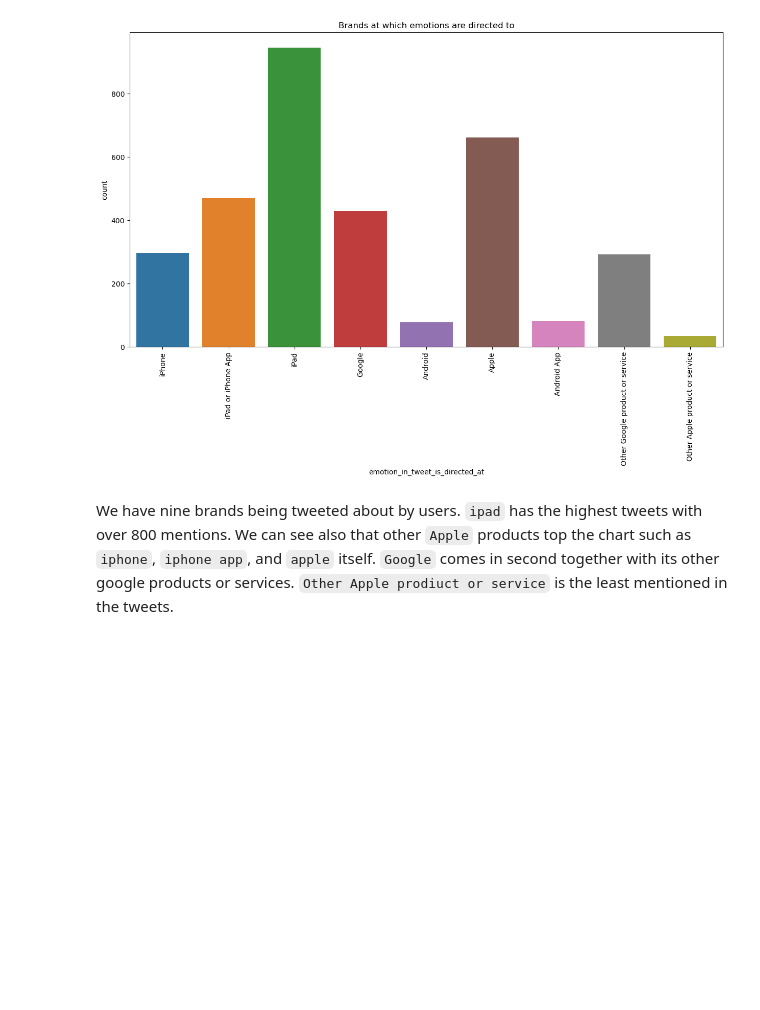
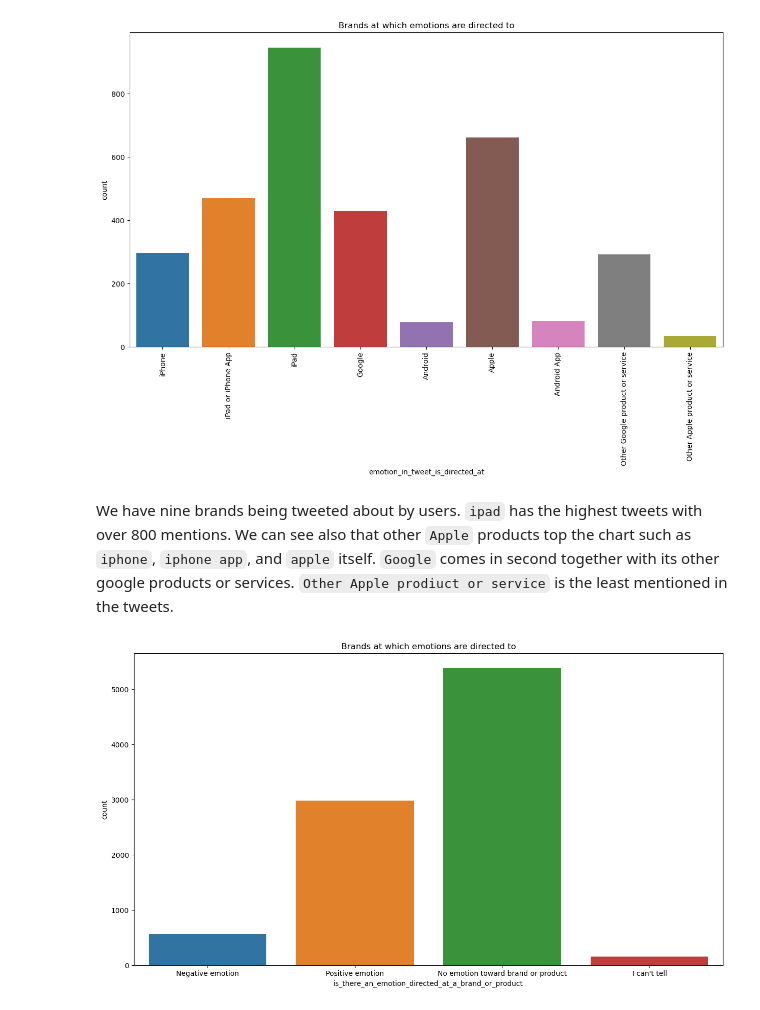
Before and after one commit to dev-ezzy/Text-classifier, a Jupyter notebook: index.ipynb, the cells around one changed output. Drawn from its saved outputs; the diff is of its cells as text; code cells hidden in the pictures; blank space fills up the shorter version.

```diff
--- a/index.ipynb
+++ b/index.ipynb
@@ -228,3 +228,11 @@ plt.show();
 [figure]
 # %% [markdown]
 We have nine brands being tweeted about by users. `ipad` has the highest tweets with over 800 mentions. We can see also that other `Apple` products top the chart such as `iphone`, `iphone app`, and `apple` itself. `Google` comes in second together with its other google products or services. `Other Apple prodiuct or service` is the least mentioned in the tweets.
+# %%
+plt.figure(figsize=(15, 8))
+sns.countplot(data= tweet_df, x= tweet_df["is_there_an_emotion_directed_at_a_brand_or_product"])
+plt.title("Brands at which emotions are directed to")
+plt.yticks(rotation = 0)
+plt.show();
+# %% [output]
+[figure, added]
```
